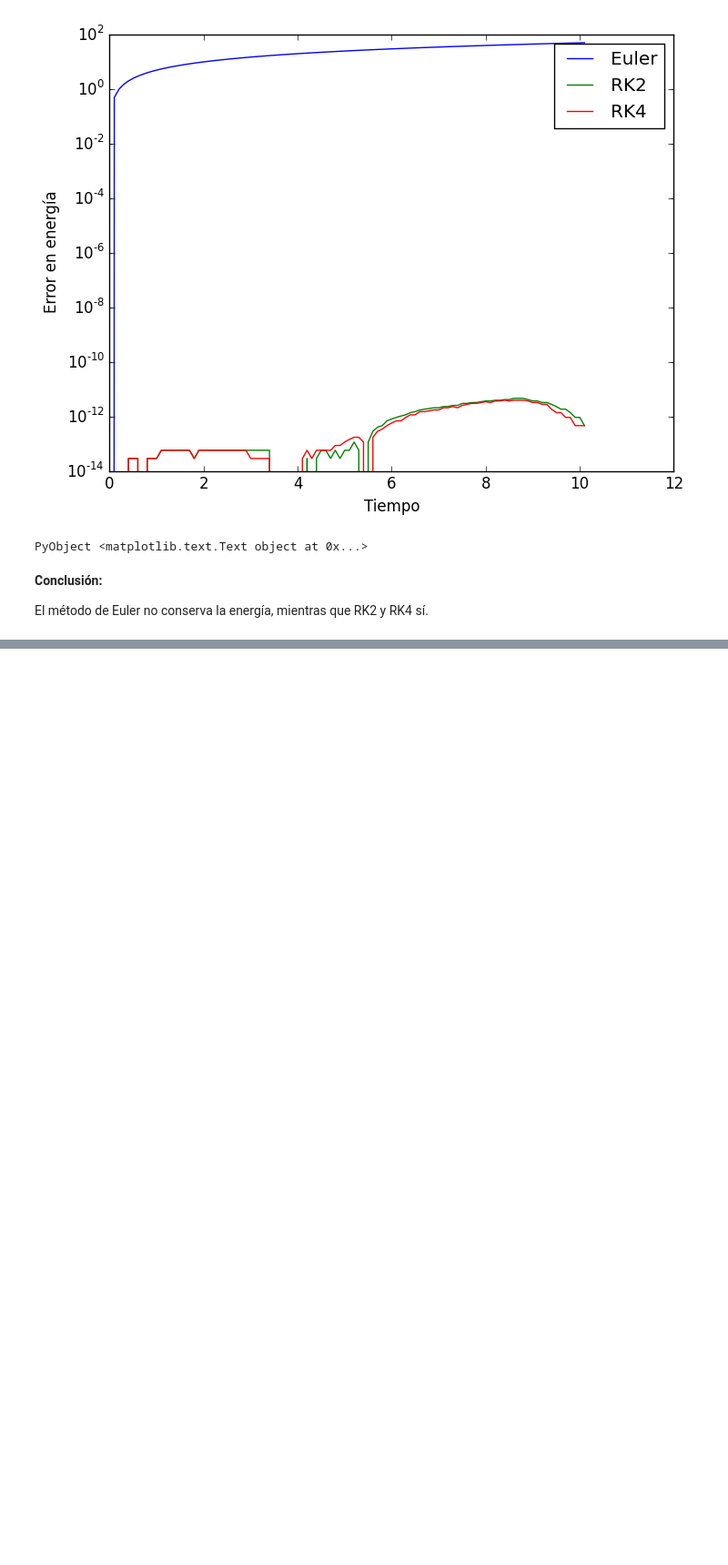
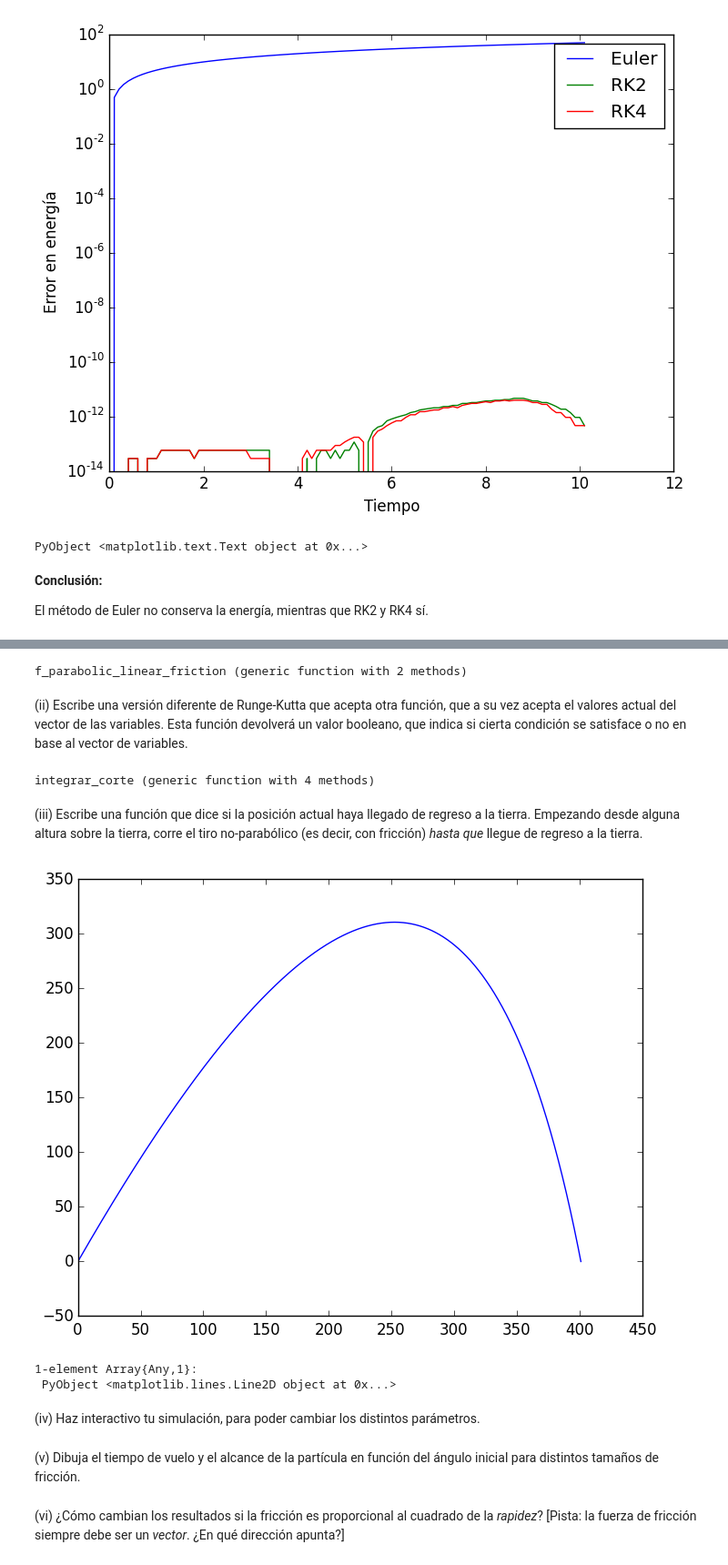
Before and after one commit to ivan-galinskiy/fisica_computacional, a Jupyter notebook: tareas/Tarea 06.ipynb, the cells around one changed output, grey strips where cells are left out. Shown at 91% size. Saved outputs shown, nothing was run; the diff lists cells and outputs as text; code cells hidden in the pictures; blank space fills up the shorter version.

Commit message:
Friction now working

```diff
--- a/tareas/Tarea 06.ipynb
+++ b/tareas/Tarea 06.ipynb
@@ -200,0 +208,65 @@ El método de Euler no conserva la energía, mientras que RK2 y RK4 sí.
+# %%
+# Esta función acepta una celda de estado {[x y vx vy], t}
+function f_parabolic_linear_friction(state, α=1)
+    g = [0 -9.8]
+    x = state[1][:, 1:2]
+    v = state[1][:, 3:4]
+
+    return hcat(v, -α*v + g)
+end
+# %% [output]
+f_parabolic_linear_friction (generic function with 2 methods)
+# %% [markdown]
+(ii) Escribe una versión diferente de Runge-Kutta que acepta otra función, que a su vez acepta el valores actual del vector de las variables. Esta función devolverá un valor booleano, que indica si cierta condición se satisface o no en base al vector de variables.
+# %%
+### Solución
+
+# Esta función acepta una función de corte que se aplica al estado actual. Cuando esta función regresa false,
+# la simulación se detiene.
+function integrar_corte(cond_iniciales, h, funcion_corte::Function, f, metodo=rk4_update!)
+    estado = deepcopy(cond_iniciales) # Inicializamos el estado
+
+    t_values = [estado[2]]
+    x_values = estado[1]
+
+    while funcion_corte(estado) # Iteramos hasta llegar al final
+        metodo(estado, f, h);
+
+        # Agregamos un punto a la trayectoria
+        t_values = vcat(t_values, estado[2])
+        x_values = vcat(x_values, estado[1])
+    end
+
+    return {t_values, x_values};
+end
+# %% [output]
+integrar_corte (generic function with 4 methods)
+# %% [markdown]
+(iii) Escribe una función que dice si la posición actual haya llegado de regreso a la tierra. Empezando desde alguna altura sobre la tierra, corre el tiro no-parabólico (es decir, con fricción) *hasta que* llegue de regreso a la tierra.
+# %%
+### Solución
+# El proyectil llega a la tierra cuando su posición vertical es menor o igual a 0 Y cuando su
+# velocidad vertical es negativa
+
+function tierra(state)
+    y = state[1][2]
+    vy = state[1][4]
+
+    return !((y <= 0) && (vy <= 0))
+end
+
+iniciales_con_fricción = {[0 0 50 100], 0}
+fr_sol = integrar_corte(iniciales_con_fricción, 0.01, tierra, s -> f_parabolic_linear_friction(s, 0.1))
+
+plot(fr_sol[2][:,1], fr_sol[2][:,2])
+# %% [output]
+[figure, added]
+1-element Array{Any,1}:
+ PyObject <matplotlib.lines.Line2D object at 0x...>
+# %% [markdown]
+(iv) Haz interactivo tu simulación, para poder cambiar los distintos parámetros.
+# %% [markdown]
+(v) Dibuja el tiempo de vuelo y el alcance de la partícula en función del ángulo inicial para distintos tamaños de fricción.
+# %% [markdown]
+(vi) ¿Cómo cambian los resultados si la fricción es proporcional al cuadrado de la *rapidez*?
+[Pista: la fuerza de fricción siempre debe ser un *vector*. ¿En qué dirección apunta?]
```
Also changed, not shown: parts of 3 cells of this notebook.
